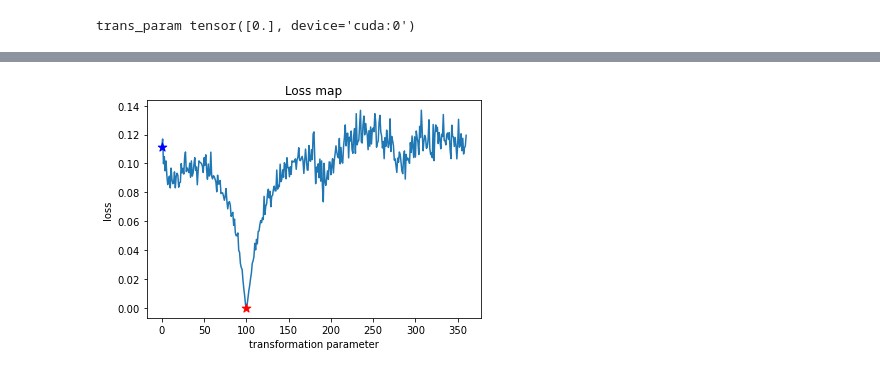
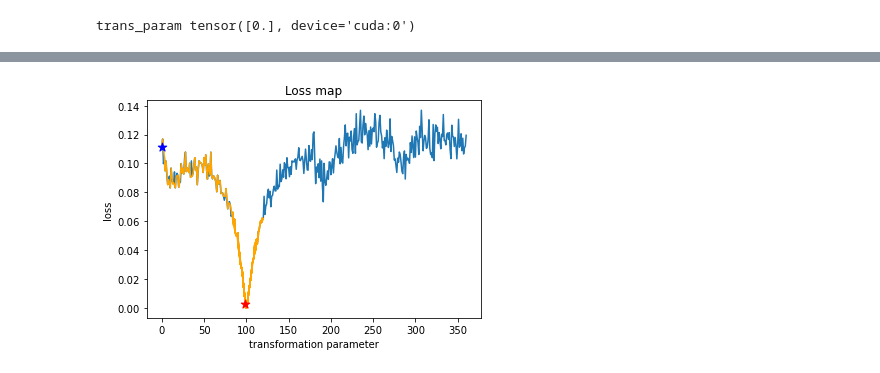
Before and after one commit to TomBekor/AugmentationsLearning, a Jupyter notebook: nb.ipynb, the cells around one changed output, grey strips where cells are left out. Saved outputs shown, nothing was run; the diff lists cells and outputs as text; code cells hidden in the pictures.

```diff
--- a/nb.ipynb
+++ b/nb.ipynb
@@ -123,8 +99,8 @@ for name, param in model.named_parameters():
 trans_param tensor([0.], device='cuda:0')
 # %%
 criterion = nn.MSELoss()
-# optimizer = optim.SGD(model.parameters(), lr=lr, momentum=momentum)
-optimizer = optim.Adam(model.parameters(), lr=lr)
+optimizer = optim.SGD(model.parameters(), lr=lr, momentum=momentum)
+# optimizer = optim.Adam(model.parameters(), lr=lr)
 # scheduler = optim.lr_scheduler.ExponentialLR(optimizer, gamma=0.93, last_epoch=-1, verbose=False)
 scheduler = optim.lr_scheduler.CosineAnnealingLR(optimizer, T_max=100, eta_min=0.1, verbose=True)
 # %% [output]
@@ -132,6 +108,7 @@ Adjusting learning rate of group 0 to 2.0000e+01.
 # %%
 losses = []
 lrs = []
+p_progress = []
 for epoch in range(epochs):
 
     running_loss = 0.0
@@ -162,8 +139,10 @@ for epoch in range(epochs):
                 learning_grid(img_dict, save=f'{run_figures_dir}/epoch-{epoch+1:02}_batch-{i+1:05}.png')
 
         lrs.append(scheduler.get_last_lr())
-        if i % scheduler_iters == scheduler_iters - 1 and i > 100:
-            scheduler.step()
+        p_progress.append(model.trans_param.item())
+        if use_scheduler:
+            if i % scheduler_iters == scheduler_iters - 1 and i > 100:
+                scheduler.step()
 
 
         if i == 1000:
@@ -193,15 +172,18 @@ os.makedirs(f'{run_figures_dir}/results', exist_ok=True)
 # %%
 loss_map = create_loss_map(AugmentationNetwork, np.linspace(0,360,361),
                            dataloader, criterion,
                            save=run_name)
+p_progress = [int(p % 360) for p in p_progress]
+p_progress_losses = [loss_map[p] for p in p_progress]
 final_param = int(model.trans_param.item() % 360)
 statring_point = int(init_rotation_deg)
-plt.plot(loss_map, zorder=0)
-plt.scatter([statring_point], y=[loss_map[statring_point]], marker='*', c='b', s=80, zorder=1)
-plt.scatter([final_param], y=[loss_map[final_param]], marker='*', c='r', s=80, zorder=1)
+plt.plot(loss_map, zorder=2)
+plt.scatter([statring_point], y=[loss_map[statring_point]], marker='*', c='b', s=80, zorder=4)
+plt.scatter([final_param], y=[loss_map[final_param]], marker='*', c='r', s=80, zorder=4)
+plt.plot(p_progress, p_progress_losses, c='orange', zorder=3)
 plt.title('Loss map')
 plt.xlabel('transformation parameter')
 plt.ylabel('loss')
 plt.savefig(f'{run_figures_dir}/results/loss_map.png')
 # %% [output]
-[figure, old version]
+[figure, new version]
```
Also changed, not shown: parts of 9 cells of this notebook, 1 other file.
